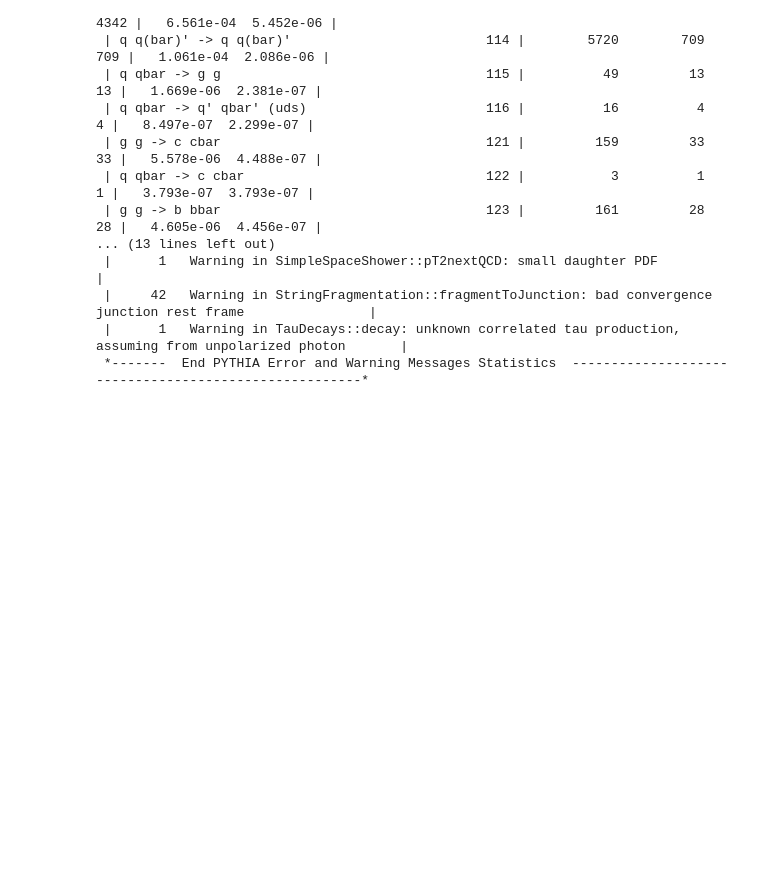
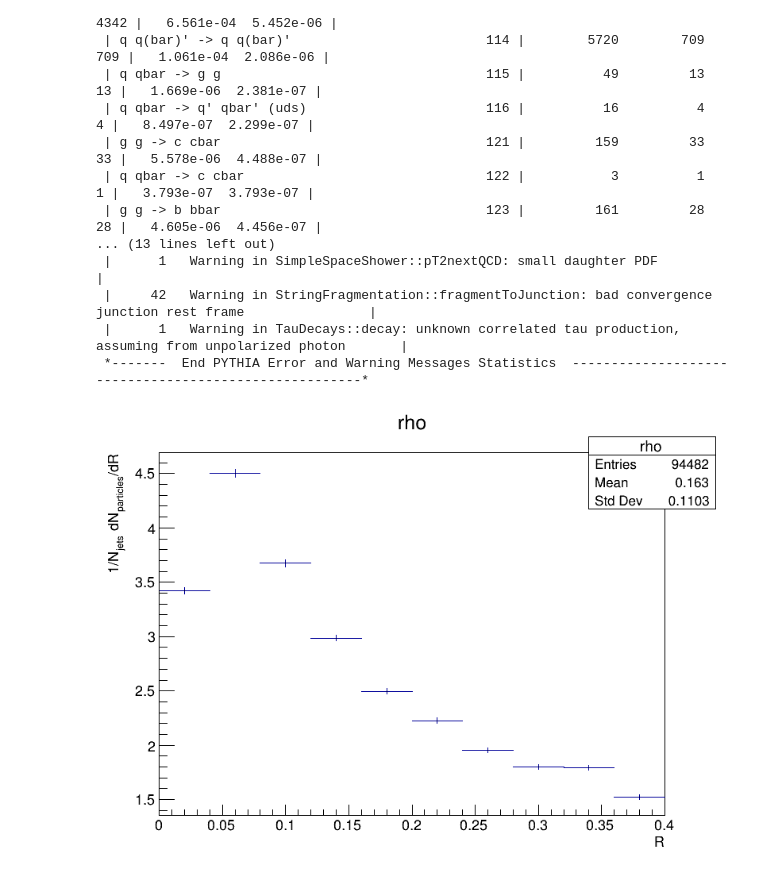
Before and after one commit to matplo/playground, a Jupyter notebook: pythia_fj_rho.ipynb, the cells around one changed output. Cells and saved outputs as stored; diff of their text form; code cells hidden in the pictures; blank space fills up the shorter version.

Commit message:
turn off js for github to show the plot?

```diff
--- a/pythia_fj_rho.ipynb
+++ b/pythia_fj_rho.ipynb
@@ -175,0 +178,4 @@ pythia.stat()
+# %%
+c.Draw()
+# %% [output]
+[figure, added]
```
Also changed, not shown: parts of 1 cell of this notebook.
